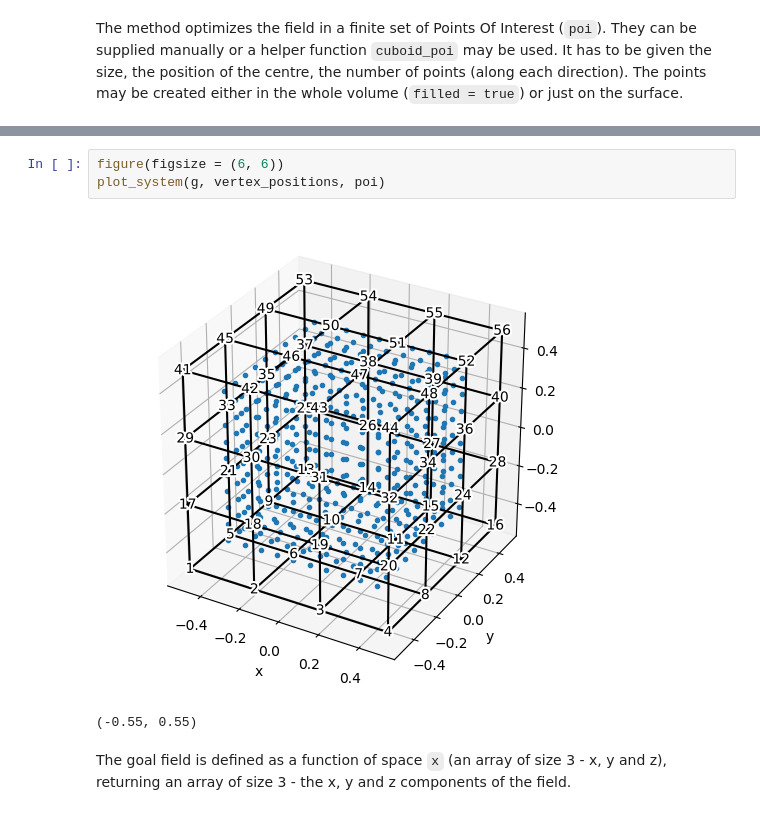
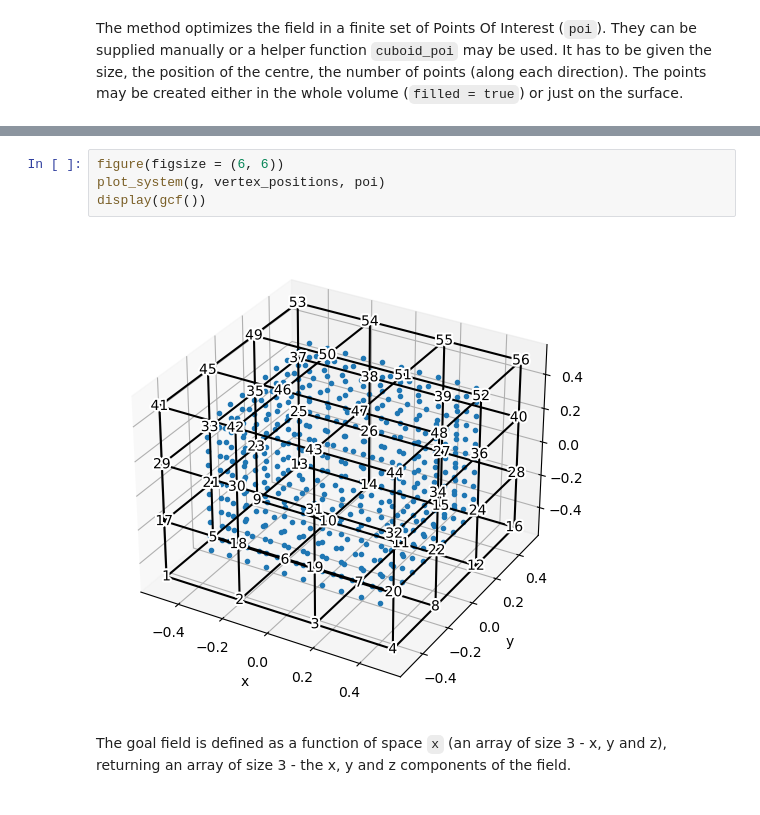
Before and after one commit to rawlik/Coils.jl, a Jupyter notebook: example.ipynb, the cells around one changed output, grey strips where cells are left out. Cells and saved outputs as stored; diff of their text form.

```diff
--- a/example.ipynb
+++ b/example.ipynb
@@ -46,9 +47,9 @@ poi = cuboid_poi([0.75, 0.75, 0.75], [0.0, 0.0, 0.0], [10, 10, 10], filled = fal
 # %%
 figure(figsize = (6, 6))
 plot_system(g, vertex_positions, poi)
+display(gcf())
 # %% [output]
-[figure, old version]
+[figure, new version]
-(-0.55, 0.55)
 # %% [markdown]
 The goal field is defined as a function of space `x` (an array of size 3 - x, y and z), returning an array of size 3 - the x, y and z components of the field.
 # %%
```
Also changed, not shown: parts of 34 cells of this notebook.
